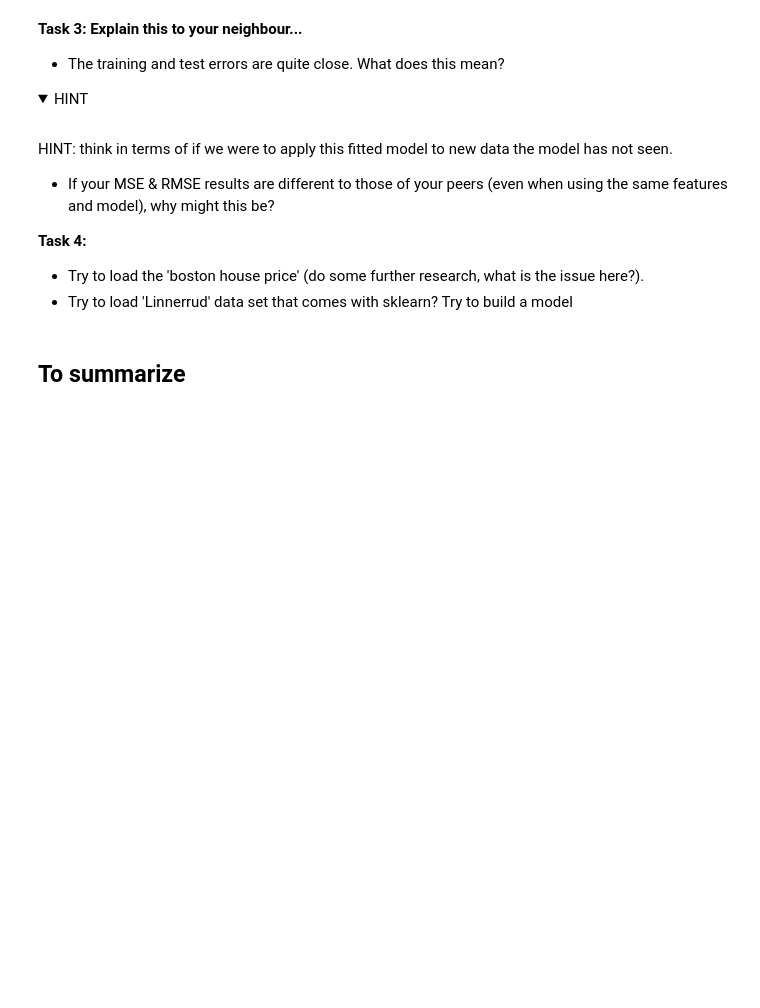
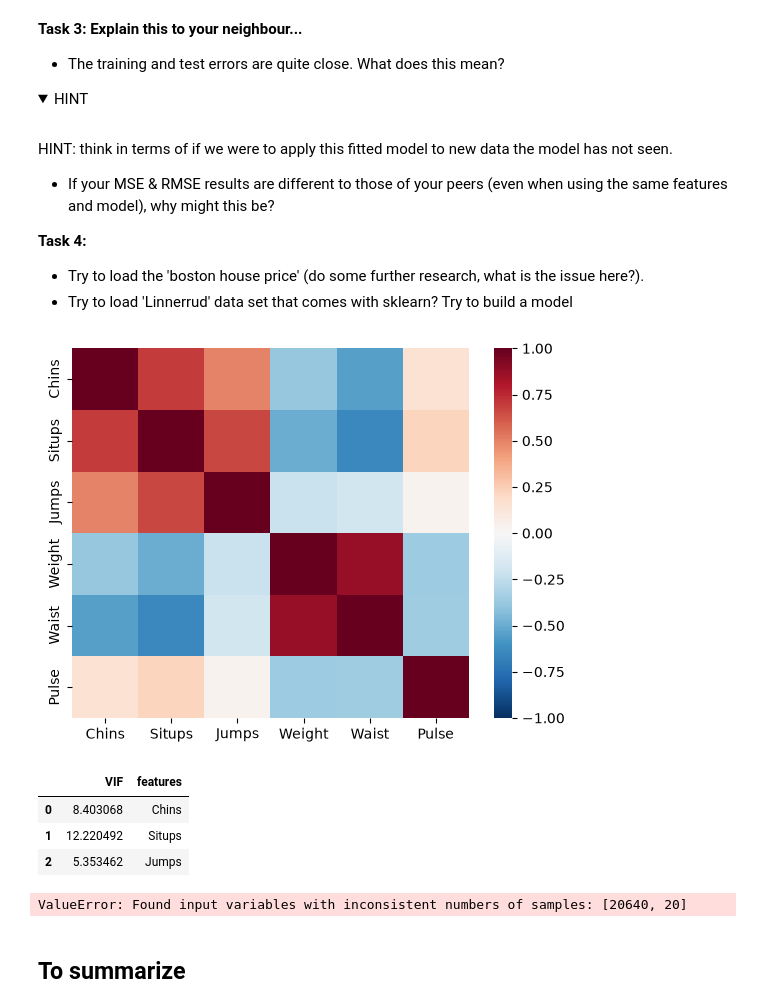
Before and after one commit to srcccninta/RegLin, a Jupyter notebook: RL_Ressources/Notebooks/02b-LinearRegressionForPrediction.ipynb, the cells around one changed output. Saved outputs shown, nothing was run; the diff lists cells and outputs as text; code cells hidden in the pictures; folded sections open; blank space fills up the shorter version.

```diff
--- a/RL_Ressources/Notebooks/02b-LinearRegressionForPrediction.ipynb
+++ b/RL_Ressources/Notebooks/02b-LinearRegressionForPrediction.ipynb
@@ -362,6 +362,57 @@ HINT: think in terms of if we were to apply this fitted model to new data the mo
 **Task 4:**
 * Try to load the 'boston house price' (do some further research, what is the issue here?).
 * Try to load 'Linnerrud' data set that comes with sklearn? Try to build a model
+# %%
+from sklearn.datasets import load_linnerud
+
+Linnerrud = load_linnerud(as_frame=True)
+# %%
+x = pd.DataFrame(Linnerrud.data, columns=Linnerrud.feature_names)
+y = pd.DataFrame(Linnerrud.target, columns=Linnerrud.target_names)
+
+# Correlation matrix
+df = pd.concat([x, y], axis=1)
+
+import seaborn as sns
+_ = sns.heatmap(df.corr(), cmap="RdBu_r", vmin=-1, vmax=1)
+# %% [output]
+[figure, added]
+# %%
+# Variance Inflation Factor
+from statsmodels.stats.outliers_influence import variance_inflation_factor
+
+variables = x
+variables.shape
+vif = pd.DataFrame()
+vif['VIF'] = [variance_inflation_factor(variables.values,i) for i in range(variables.shape[1])]
+vif['features'] = variables.columns
+vif[vif['VIF']>5]
+# %% [output]
+|  | VIF | features |
+| 0 | 8.403068 | Chins |
+| 1 | 12.220492 | Situps |
+| 2 | 5.353462 | Jumps |
+# %%
+X_train, X_test, y_train, y_test = train_test_split(x, y, random_state = 18)
+
+from sklearn.linear_model import LinearRegression
+
+# fit model to training data
+model = LinearRegression()
+model.fit(X_train, y_train)
+
+# predict y values for testing data set
+y_pred_test = model.predict(X_test)
+
+# evaluate MSE
+mse_test = mean_squared_error(y_test, y_pred_test)
+print('test MSE: {0}'.format(mse_test))
+
+y_pred_train = model.predict(X_train)
+mse_train = mean_squared_error(y_train, y_pred_train)
+print('training MSE: {0}'.format(mse_train), "\n")
+# %% [output]
+ValueError: Found input variables with inconsistent numbers of samples: [20640, 20]
 # %% [markdown]
 ## To summarize
 # %% [markdown]
```
